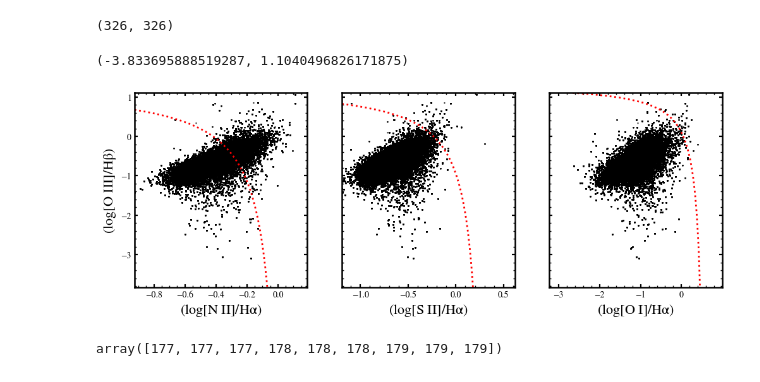
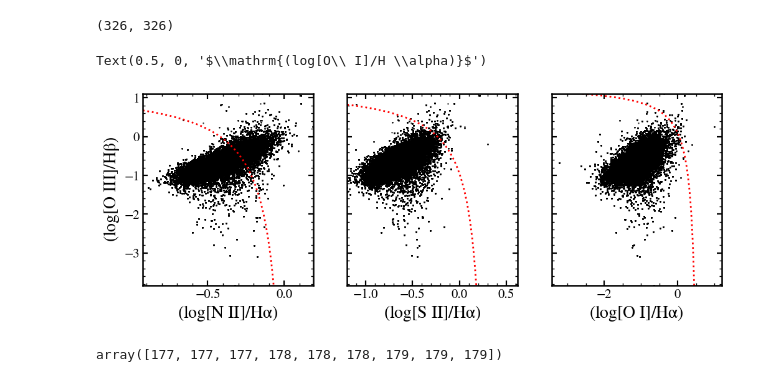
Before and after one commit to aj-pitts/NaI_analysis, a Jupyter notebook: Testing.ipynb, the cells around one changed output. Drawn from its saved outputs; the diff is of its cells as text; code cells hidden in the pictures.

```diff
--- a/Testing.ipynb
+++ b/Testing.ipynb
@@ -1034,0 +1367,3 @@ cube = CubeData(galname="NGC4030",bin_key="SQUARE0.6")
+# %%
+w = binid == 1000
+inds = np.where(binid==1000)
@@ -1034,0 +1441,6 @@ cube = CubeData(galname="NGC4030",bin_key="SQUARE0.6")
+# %%
+for key in sorted(snrdict.keys()):
+    snr = snrdict[key]
+    if len(snr) == 0:
+        continue
+    print(f"{key} spaxels: S/N: median = {np.median(snr):.2g}  std = {np.std(snr):.2g}  n_values = {len(snr):,}")
@@ -1034,0 +1459,32 @@ cube = CubeData(galname="NGC4030",bin_key="SQUARE0.6")
+# %%
+fig, ax = plt.subplots(1,11,figsize = (22,2))
+
+keylist = [1,2,3,4,5,6,7,8,9,10,12]
+#sorted(snrdict.keys())
+
+for i,k in enumerate(keylist):
+    key = str(k)
+    snr = snrdict[key]
+    snr = snr[np.isfinite(snr)]
+    snr = snr[snr>0]
+
+    bin_width = 3.5 * np.std(snr) / (snr.size ** (1/3))
+    nbins = (max(snr) - min(snr)) / bin_width
+
+    hist = np.histogram(snr, bins=int(nbins))
+
+    ax[i].hist(snr, bins=int(nbins), color='k')
+    latex = r"$N_{\mathrm{spax}}$"
+    ax[i].text(0.85,0.87, s = f"{latex} = {key}", transform=ax[i].transAxes, ha='right')
+    latex = r"$C_{\mathrm{max}}$"
+    ax[i].text(0.85,0.75, s = f"{latex} = {np.max(hist[0])}", transform=ax[i].transAxes, ha='right')
+    #ax[i].text(0.5,0.8, s = f"Pea", transform=ax[i].transAxes, ha='center')
+
+    ax[i].get_yaxis().set_visible(False)
+    ax[i].tick_params(axis='x', labelsize='medium')
+    ax[i].tick_params(axis='x',which='both', length=5)
+
+fig.subplots_adjust(wspace=0)
+fig.text(0.5,-0.12,"S/N", ha='center',fontsize='xx-large')
+plt.savefig('bin_snr_dists.pdf',bbox_inches='tight',dpi=500)
+#fig.text(0.1,0.5,"Counts", va='center',rotation='vertical',fontsize='xx-large')
@@ -1636,6 +2097,8 @@ fig.subplots_adjust(hspace=0,wspace=0)
 oiii_hb.shape
 # %% [output]
 (326, 326)
+# %%
+plt.style.use('figures.mplstyle')
 # %%
 ha = emlines[23]
 hb = emlines[14]
@@ -1675,35 +2138,36 @@ w = fake_niiha < 0.05
 ax[0].plot(fake_niiha[w], classification[w], color='r', linestyle='dotted')
 ax[0].set_ylabel(r"$\mathrm{(log[O\ III]/H \beta)}$")
 ax[0].set_xlabel(r"$\mathrm{(log[N\ II]/H \alpha)}$")
 ax[0].set_xlim(np.min(nii_ha[np.isfinite(nii_ha)]),np.max(nii_ha[np.isfinite(nii_ha)]))
 ax[0].set_ylim(np.min(oiii_hb[np.isfinite(oiii_hb)]),np.max(oiii_hb[np.isfinite(oiii_hb)]))
 
 
 
 ax[1].plot(sii_ha,oiii_hb, 'v', color='k',ms=1,alpha=0.75)
 
 demarcation = lambda log_lr: 0.72 / (log_lr - 0.32) + 1.3
 classification = demarcation(fake_siiha)
 w = fake_siiha < 0.32
 ax[1].plot(fake_siiha[w], classification[w], color='r', linestyle='dotted')
 ax[1].set_xlabel(r"$\mathrm{(log[S\ II]/H \alpha)}$")
 
 ax[0].set_xlim(np.min(nii_ha[np.isfinite(nii_ha)]),np.max(nii_ha[np.isfinite(nii_ha)]))
 ax[0].set_ylim(np.min(oiii_hb[np.isfinite(oiii_hb)]),np.max(oiii_hb[np.isfinite(oiii_hb)]))
 ax[1].set_xlim(np.min(sii_ha[np.isfinite(sii_ha)]),np.max(sii_ha[np.isfinite(sii_ha)]))
 ax[1].set_ylim(np.min(oiii_hb[np.isfinite(oiii_hb)]),np.max(oiii_hb[np.isfinite(oiii_hb)]))
 
 
 ax[2].plot(oi_ha,oiii_hb, 'v', color='k', ms=1, alpha=0.75)
 
 demarcation = lambda log_lr: 0.73 / (log_lr - 0.59) + 1.33
 classification = demarcation(fake_oiha)
 w = fake_oiha < 0.59
 ax[2].plot(fake_oiha[w], classification[w], color='r', linestyle='dotted')
 ax[2].set_xlabel(r"$\mathrm{(log[O\ I]/H \alpha)}$")
+plt.
 # %% [output]
-(-3.833695888519287, 1.1040496826171875)
+Text(0.5, 0, '$\\mathrm{(log[O\\ I]/H \\alpha)}$')
-[figure, old version]
+[figure, new version]
 # %%
 ys, xs = np.where(5 == binid)
 # %%
```
Also changed, not shown: parts of 29 cells of this notebook, 14 other files.
